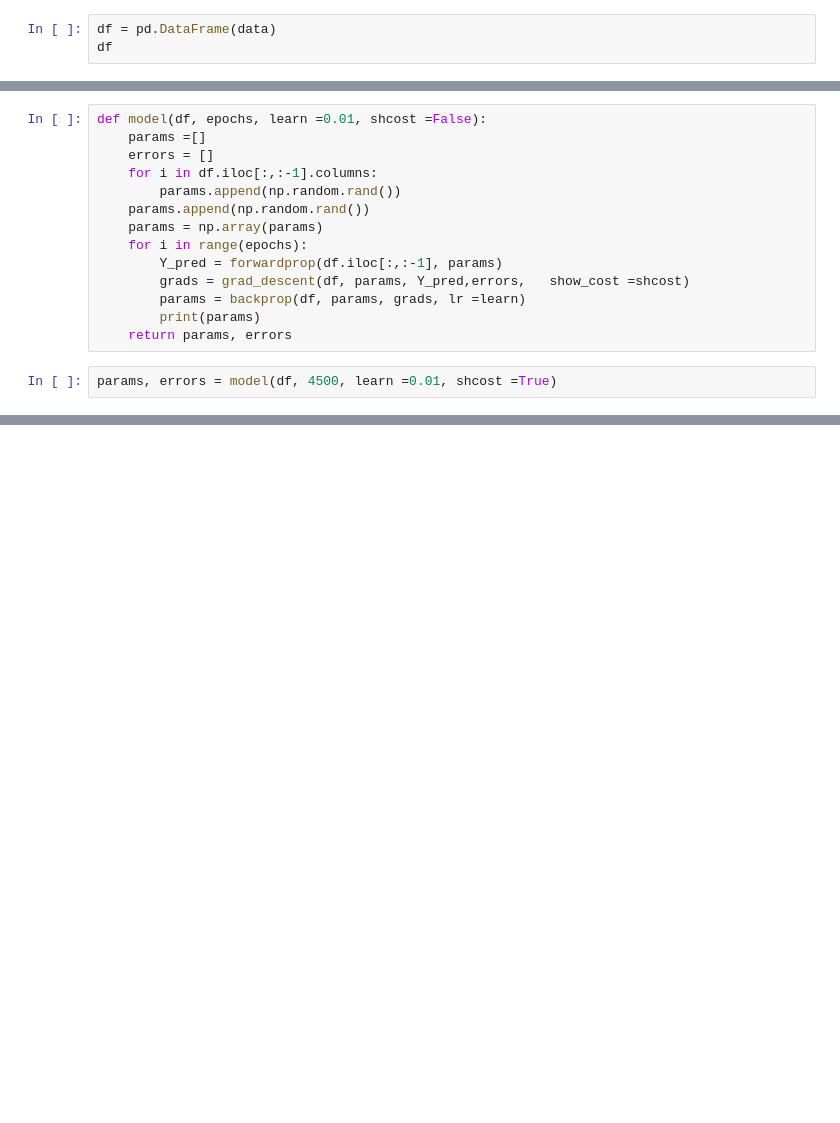
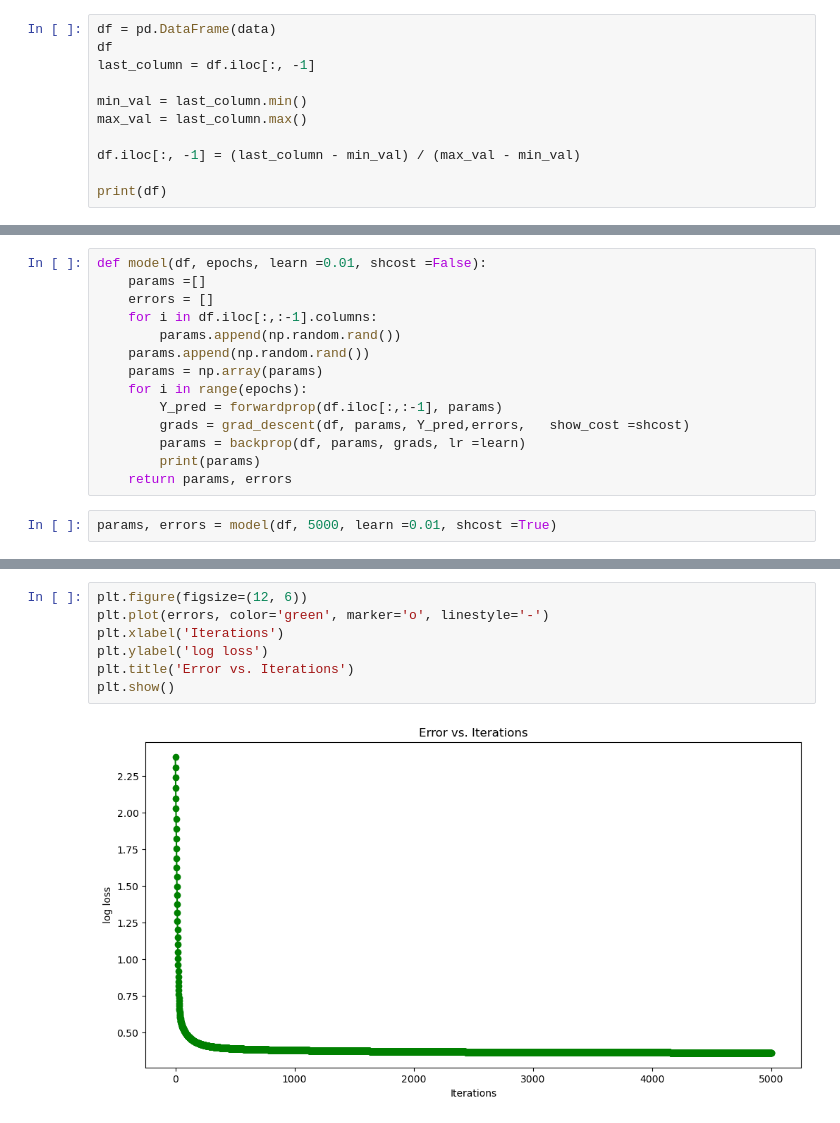
Before and after one commit to sunnnybala/Mllab, a Jupyter notebook: lab5/q3.ipynb, the cells around one changed output, grey strips where cells are left out. Drawn from its saved outputs; the diff is of its cells as text; blank space fills up the shorter version.

```diff
--- a/lab5/q3.ipynb
+++ b/lab5/q3.ipynb
@@ -12,4 +12,12 @@ data = {
 # %%
 df = pd.DataFrame(data)
 df
+last_column = df.iloc[:, -1]
+
+min_val = last_column.min()
+max_val = last_column.max()
+
+df.iloc[:, -1] = (last_column - min_val) / (max_val - min_val)
+
+print(df)
 # %% [output]
@@ -70,5 +78,5 @@ def model(df, epochs, learn =0.01, shcost =False):
         print(params)
     return params, errors
 # %%
-params, errors = model(df, 4500, learn =0.01, shcost =True)
+params, errors = model(df, 5000, learn =0.01, shcost =True)
 # %% [output]
@@ -114,0 +114,9 @@ array([0, 0, 0, 0, 0, 0])
+# %%
+plt.figure(figsize=(12, 6))
+plt.plot(errors, color='green', marker='o', linestyle='-')
+plt.xlabel('Iterations')
+plt.ylabel('log loss')
+plt.title('Error vs. Iterations')
+plt.show()
+# %% [output]
+[figure, added]
```
Also changed, not shown: parts of 4 cells of this notebook.
